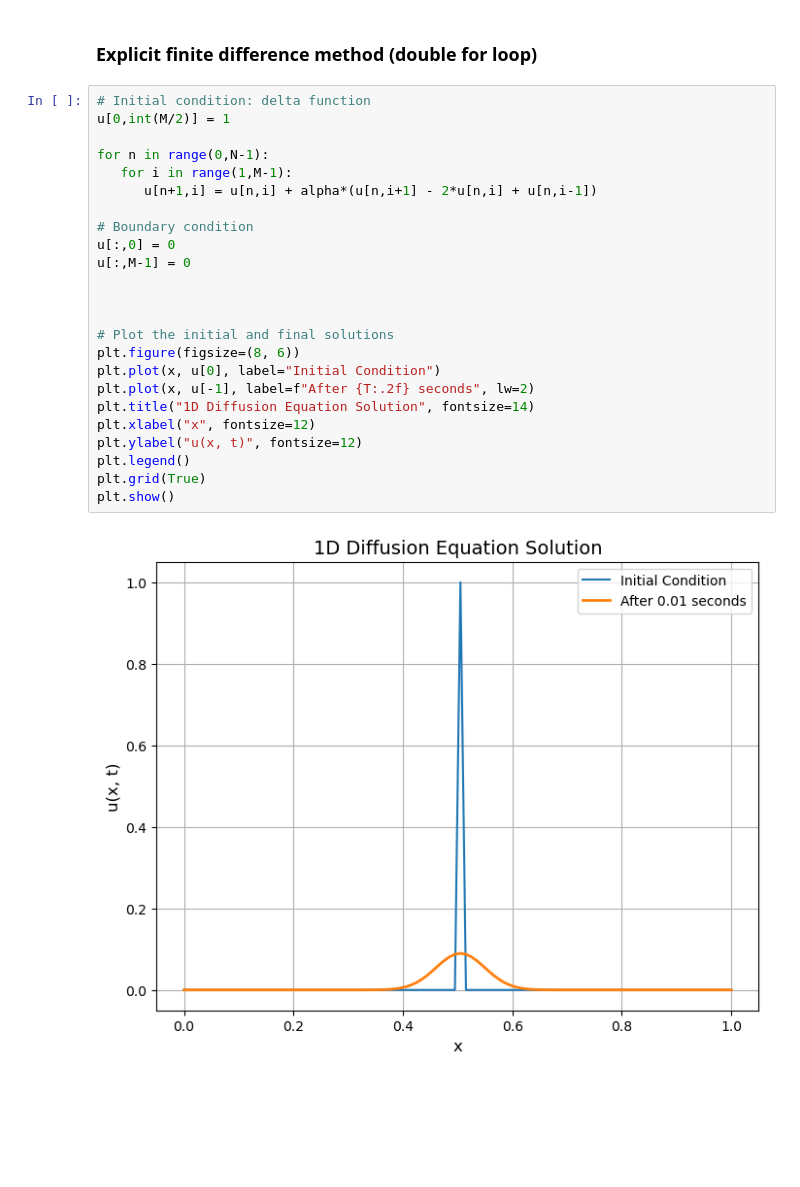
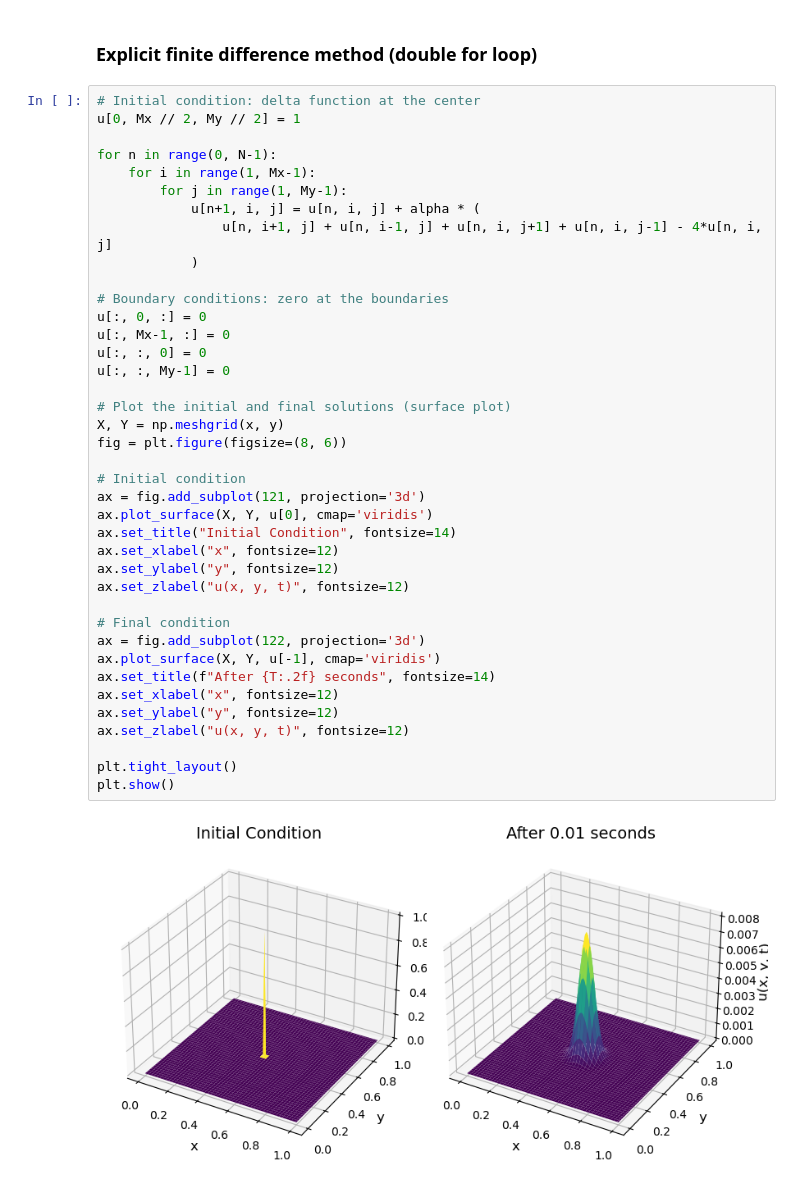
Before and after one commit to MahdiBayanloo/Pattern-Formation, a Jupyter notebook: Finite_difference_methods.ipynb, the cells around one changed output. Saved outputs shown, nothing was run; the diff lists cells and outputs as text; blank space fills up the shorter version.

Commit message:
2-dimensional but same equation

```diff
--- a/Finite_difference_methods.ipynb
+++ b/Finite_difference_methods.ipynb
@@ -22,28 +34,43 @@ u = np.zeros((N,M))
 # %% [markdown]
 ### Explicit finite difference method (double for loop)
 # %%
-# Initial condition: delta function
-u[0,int(M/2)] = 1
+# Initial condition: delta function at the center
+u[0, Mx // 2, My // 2] = 1
 
-for n in range(0,N-1):
-   for i in range(1,M-1):
-      u[n+1,i] = u[n,i] + alpha*(u[n,i+1] - 2*u[n,i] + u[n,i-1])
+for n in range(0, N-1):
+    for i in range(1, Mx-1):
+        for j in range(1, My-1):
+            u[n+1, i, j] = u[n, i, j] + alpha * (
+                u[n, i+1, j] + u[n, i-1, j] + u[n, i, j+1] + u[n, i, j-1] - 4*u[n, i, j]
+            )
 
-# Boundary condition
-u[:,0] = 0
-u[:,M-1] = 0
+# Boundary conditions: zero at the boundaries
+u[:, 0, :] = 0
+u[:, Mx-1, :] = 0
+u[:, :, 0] = 0
+u[:, :, My-1] = 0
 
+# Plot the initial and final solutions (surface plot)
+X, Y = np.meshgrid(x, y)
+fig = plt.figure(figsize=(8, 6))
 
+# Initial condition
+ax = fig.add_subplot(121, projection='3d')
+ax.plot_surface(X, Y, u[0], cmap='viridis')
+ax.set_title("Initial Condition", fontsize=14)
+ax.set_xlabel("x", fontsize=12)
+ax.set_ylabel("y", fontsize=12)
+ax.set_zlabel("u(x, y, t)", fontsize=12)
 
-# Plot the initial and final solutions
-plt.figure(figsize=(8, 6))
-plt.plot(x, u[0], label="Initial Condition")
-plt.plot(x, u[-1], label=f"After {T:.2f} seconds", lw=2)
-plt.title("1D Diffusion Equation Solution", fontsize=14)
-plt.xlabel("x", fontsize=12)
-plt.ylabel("u(x, t)", fontsize=12)
-plt.legend()
-plt.grid(True)
+# Final condition
+ax = fig.add_subplot(122, projection='3d')
+ax.plot_surface(X, Y, u[-1], cmap='viridis')
+ax.set_title(f"After {T:.2f} seconds", fontsize=14)
+ax.set_xlabel("x", fontsize=12)
+ax.set_ylabel("y", fontsize=12)
+ax.set_zlabel("u(x, y, t)", fontsize=12)
+
+plt.tight_layout()
 plt.show()
 # %% [output]
-[figure, old version]
+[figure, new version]
```
Also changed, not shown: parts of 1 cell of this notebook.
